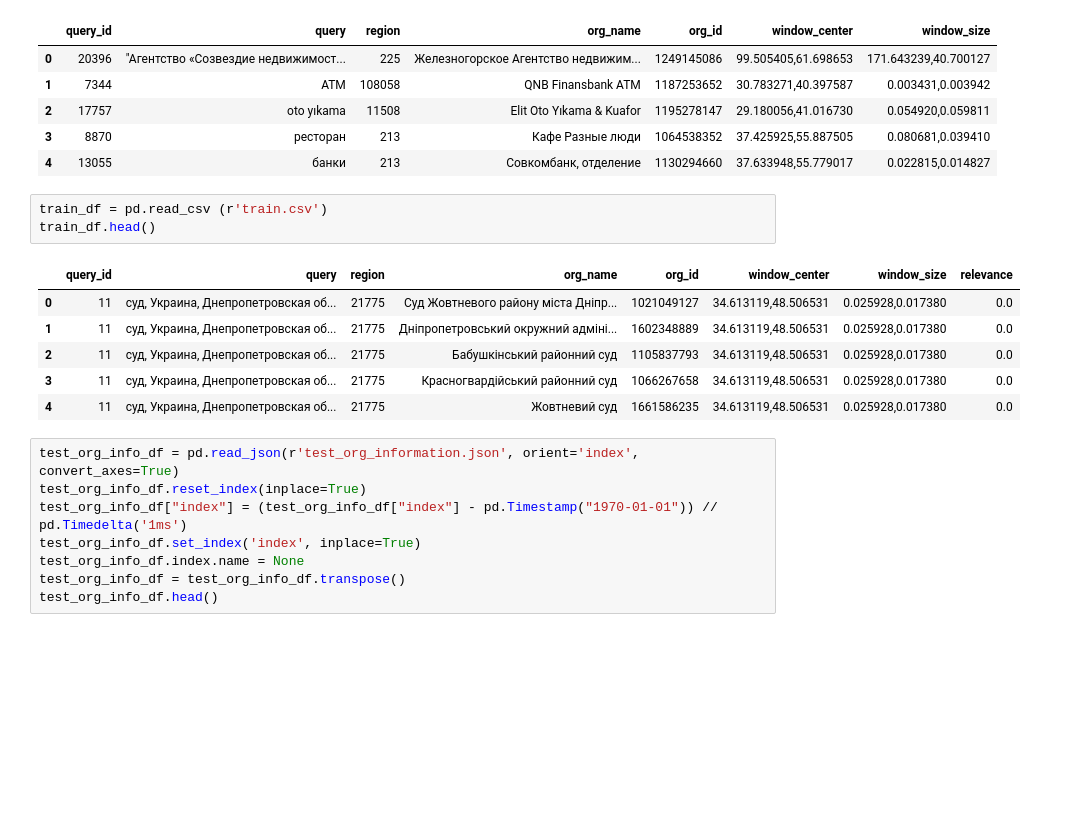
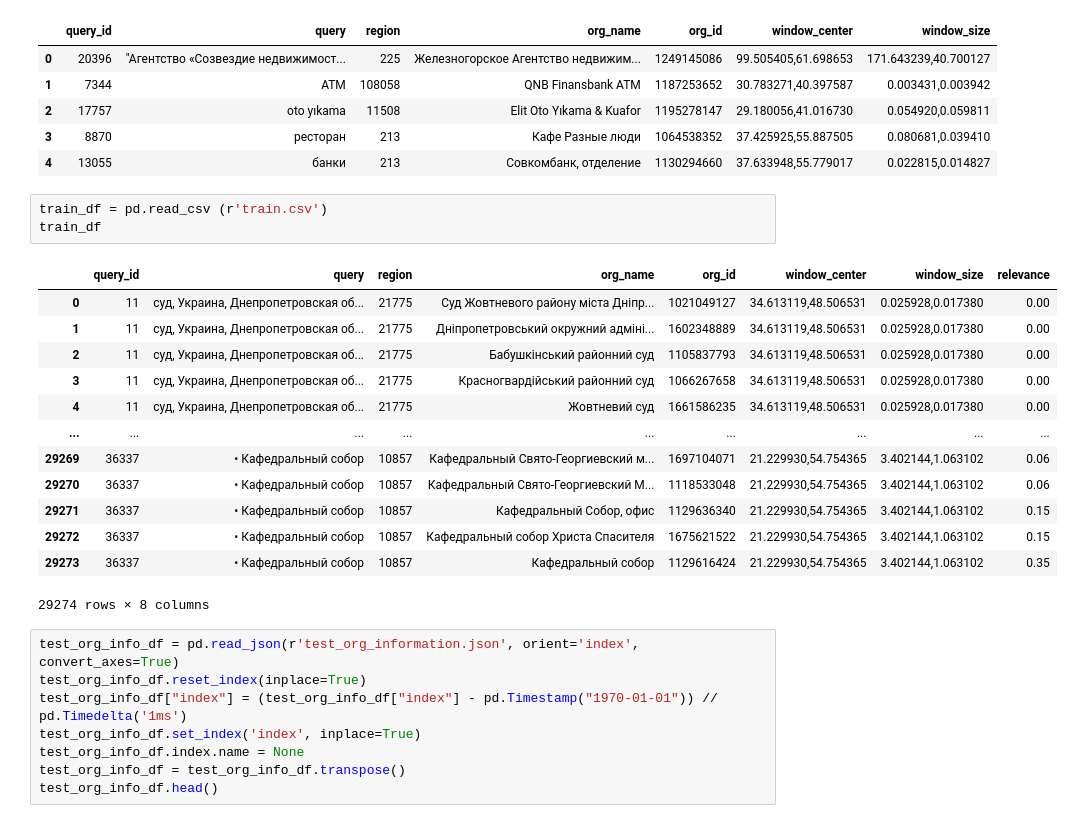
Before and after one commit to Mr-S-Mirzoev/Data-Science, a Jupyter notebook: ML-Tasks/lab03.ipynb, the cells around one changed output. Cells and saved outputs as stored; diff of their text form; blank space fills up the shorter version.

```diff
--- a/ML-Tasks/lab03.ipynb
+++ b/ML-Tasks/lab03.ipynb
@@ -123,14 +124,21 @@ test_df.head()
 | 4 | 13055 | банки | 213 | Совкомбанк, отделение | 1130294660 | 37.633948,55.779017 | 0.022815,0.014827 |
 # %%
 train_df = pd.read_csv (r'train.csv')
-train_df.head()
+train_df
 # %% [output]
 |  | query_id | query | region | org_name | org_id | window_center | window_size | relevance |
-| 0 | 11 | суд, Украина, Днепропетровская об... | 21775 | Суд Жовтневого району міста Дніпр... | 1021049127 | 34.613119,48.506531 | 0.025928,0.017380 | 0.0 |
-| 1 | 11 | суд, Украина, Днепропетровская об... | 21775 | Дніпропетровський окружний адміні... | 1602348889 | 34.613119,48.506531 | 0.025928,0.017380 | 0.0 |
-| 2 | 11 | суд, Украина, Днепропетровская об... | 21775 | Бабушкінський районний суд | 1105837793 | 34.613119,48.506531 | 0.025928,0.017380 | 0.0 |
-| 3 | 11 | суд, Украина, Днепропетровская об... | 21775 | Красногвардійський районний суд | 1066267658 | 34.613119,48.506531 | 0.025928,0.017380 | 0.0 |
-| 4 | 11 | суд, Украина, Днепропетровская об... | 21775 | Жовтневий суд | 1661586235 | 34.613119,48.506531 | 0.025928,0.017380 | 0.0 |
+| 0 | 11 | суд, Украина, Днепропетровская об... | 21775 | Суд Жовтневого району міста Дніпр... | 1021049127 | 34.613119,48.506531 | 0.025928,0.017380 | 0.00 |
+| 1 | 11 | суд, Украина, Днепропетровская об... | 21775 | Дніпропетровський окружний адміні... | 1602348889 | 34.613119,48.506531 | 0.025928,0.017380 | 0.00 |
+| 2 | 11 | суд, Украина, Днепропетровская об... | 21775 | Бабушкінський районний суд | 1105837793 | 34.613119,48.506531 | 0.025928,0.017380 | 0.00 |
+| 3 | 11 | суд, Украина, Днепропетровская об... | 21775 | Красногвардійський районний суд | 1066267658 | 34.613119,48.506531 | 0.025928,0.017380 | 0.00 |
+| 4 | 11 | суд, Украина, Днепропетровская об... | 21775 | Жовтневий суд | 1661586235 | 34.613119,48.506531 | 0.025928,0.017380 | 0.00 |
+| ... | ... | ... | ... | ... | ... | ... | ... | ... |
+| 29269 | 36337 | • Кафедральный собор | 10857 | Кафедральный Свято-Георгиевский м... | 1697104071 | 21.229930,54.754365 | 3.402144,1.063102 | 0.06 |
+| 29270 | 36337 | • Кафедральный собор | 10857 | Кафедральный Свято-Георгиевский М... | 1118533048 | 21.229930,54.754365 | 3.402144,1.063102 | 0.06 |
+| 29271 | 36337 | • Кафедральный собор | 10857 | Кафедральный Собор, офис | 1129636340 | 21.229930,54.754365 | 3.402144,1.063102 | 0.15 |
+| 29272 | 36337 | • Кафедральный собор | 10857 | Кафедральный собор Христа Спасителя | 1675621522 | 21.229930,54.754365 | 3.402144,1.063102 | 0.15 |
+| 29273 | 36337 | • Кафедральный собор | 10857 | Кафедральный собор | 1129616424 | 21.229930,54.754365 | 3.402144,1.063102 | 0.35 |
+29274 rows × 8 columns
 # %%
 test_org_info_df = pd.read_json(r'test_org_information.json', orient='index', convert_axes=True)
 test_org_info_df.reset_index(inplace=True)
```
Also changed, not shown: parts of 41 cells of this notebook.
